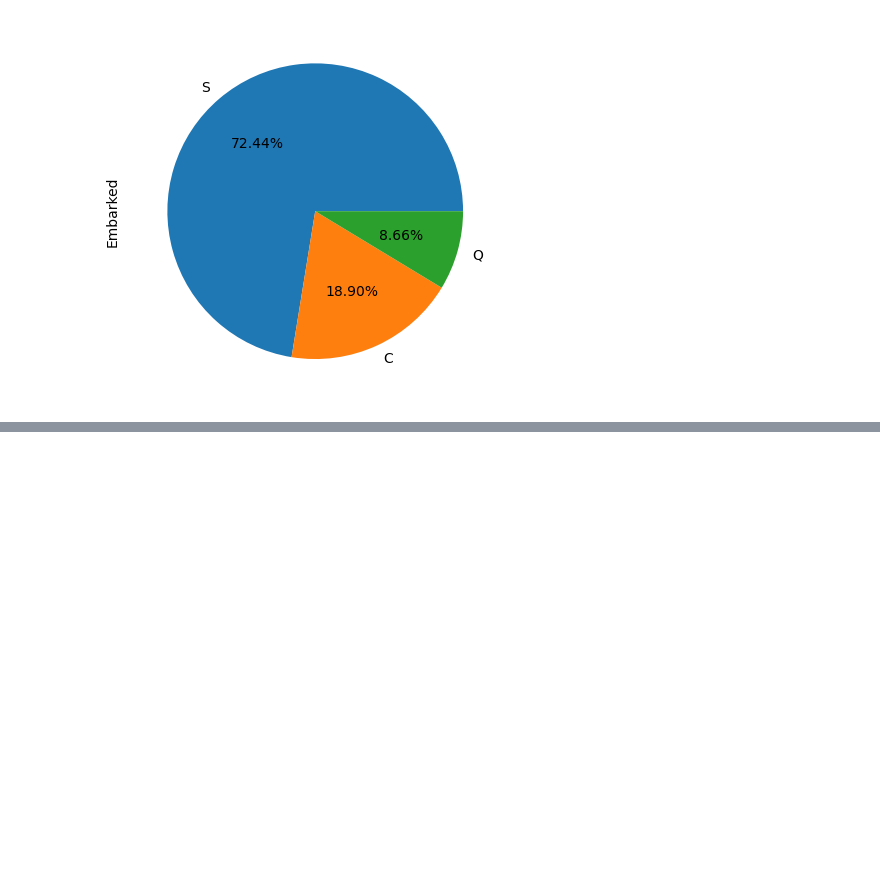
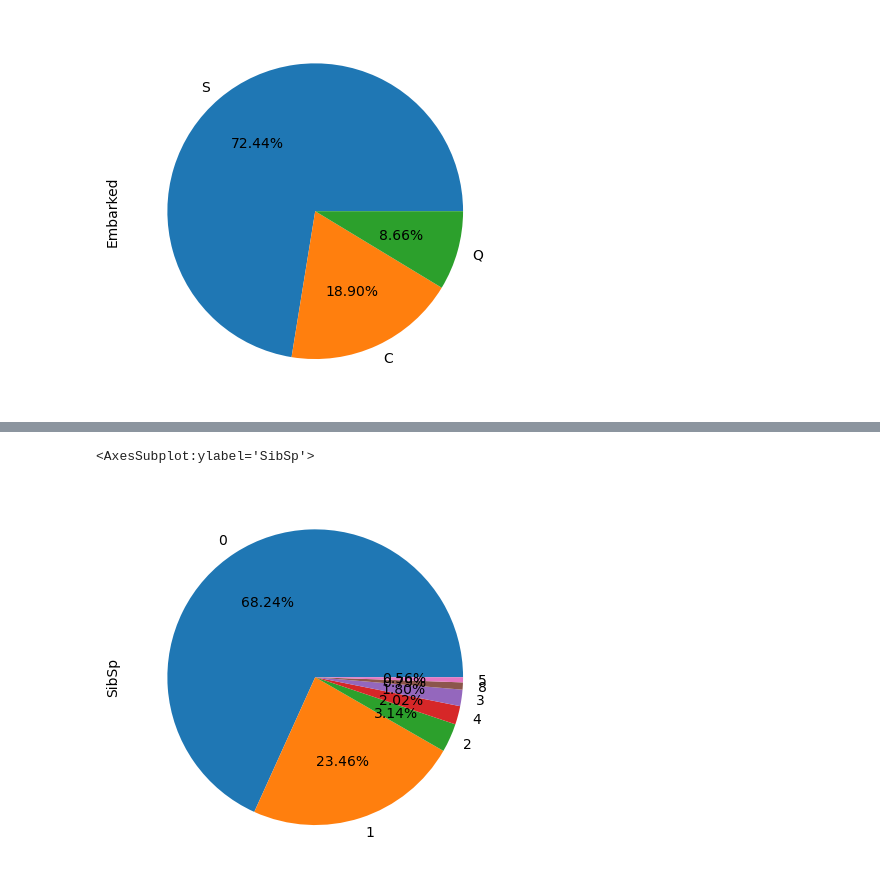
Before and after one commit to chwasiq0569/EDA-on-Titanic-Dataset, a Jupyter notebook: eda-on-titanic-dataset.ipynb, the cells around one changed output, grey strips where cells are left out. Cells and saved outputs as stored; diff of their text form; code cells hidden in the pictures; blank space fills up the shorter version.

```diff
--- a/eda-on-titanic-dataset.ipynb
+++ b/eda-on-titanic-dataset.ipynb
@@ -296,0 +320,5 @@ traindf[traindf['Embarked'].isnull()]
+# %%
+traindf['SibSp'].value_counts().plot(kind='pie', autopct='%0.2f%%')
+# %% [output]
+<AxesSubplot:ylabel='SibSp'>
+[figure, added]
```
Also changed, not shown: parts of 5 cells of this notebook.
